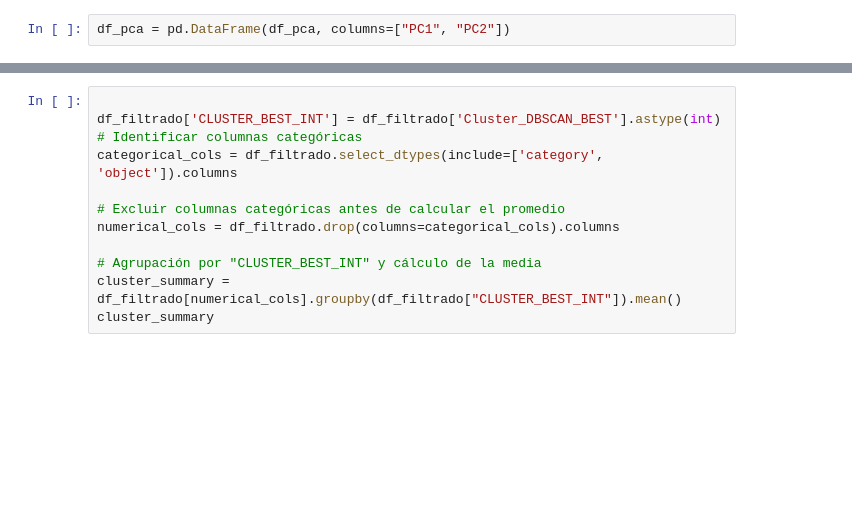
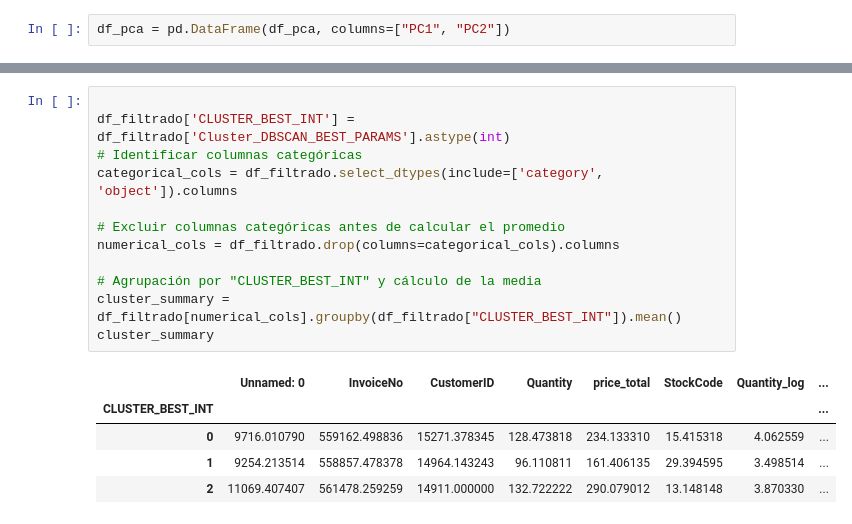
Before and after one commit to LLAES07/Segmentacion_clientes, a Jupyter notebook: notebook/2_MODEL_TRAINING.ipynb, the cells around one changed output, grey strips where cells are left out. Drawn from its saved outputs; the diff is of its cells as text; blank space fills up the shorter version.

```diff
--- a/notebook/2_MODEL_TRAINING.ipynb
+++ b/notebook/2_MODEL_TRAINING.ipynb
@@ -166,12 +219,18 @@ print("Mejores parámetros:", best_params)
 # %%
 
-df_filtrado['CLUSTER_BEST_INT'] = df_filtrado['Cluster_DBSCAN_BEST'].astype(int)
+df_filtrado['CLUSTER_BEST_INT'] = df_filtrado['Cluster_DBSCAN_BEST_PARAMS'].astype(int)
 # Identificar columnas categóricas
 categorical_cols = df_filtrado.select_dtypes(include=['category', 'object']).columns
 
 # Excluir columnas categóricas antes de calcular el promedio
 numerical_cols = df_filtrado.drop(columns=categorical_cols).columns
 
 # Agrupación por "CLUSTER_BEST_INT" y cálculo de la media
 cluster_summary = df_filtrado[numerical_cols].groupby(df_filtrado["CLUSTER_BEST_INT"]).mean()
 cluster_summary
+# %% [output]
+|  | Unnamed: 0 | InvoiceNo | CustomerID | Quantity | price_total | StockCode | Quantity_log | ... |
+| CLUSTER_BEST_INT |  |  |  |  |  |  |  | ... |
+| 0 | 9716.010790 | 559162.498836 | 15271.378345 | 128.473818 | 234.133310 | 15.415318 | 4.062559 | ... |
+| 1 | 9254.213514 | 558857.478378 | 14964.143243 | 96.110811 | 161.406135 | 29.394595 | 3.498514 | ... |
+| 2 | 11069.407407 | 561478.259259 | 14911.000000 | 132.722222 | 290.079012 | 13.148148 | 3.870330 | ... |
```
Also changed, not shown: parts of 13 cells of this notebook, 2 other files.
